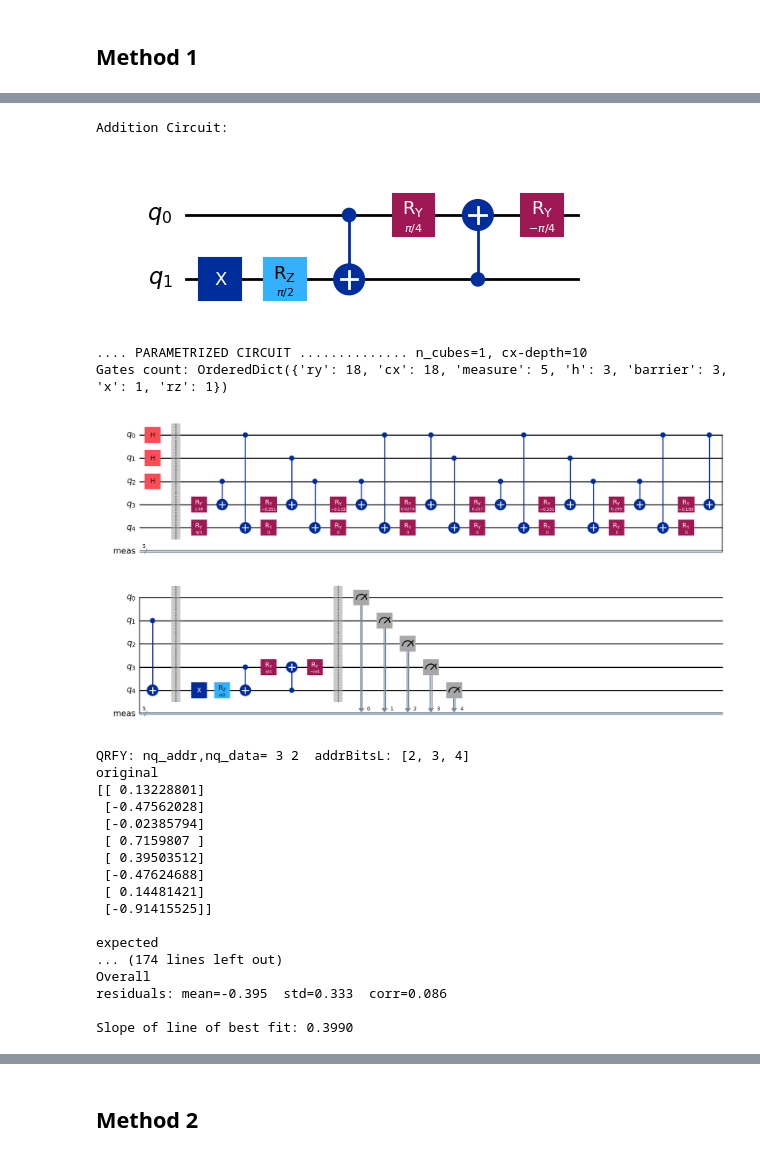
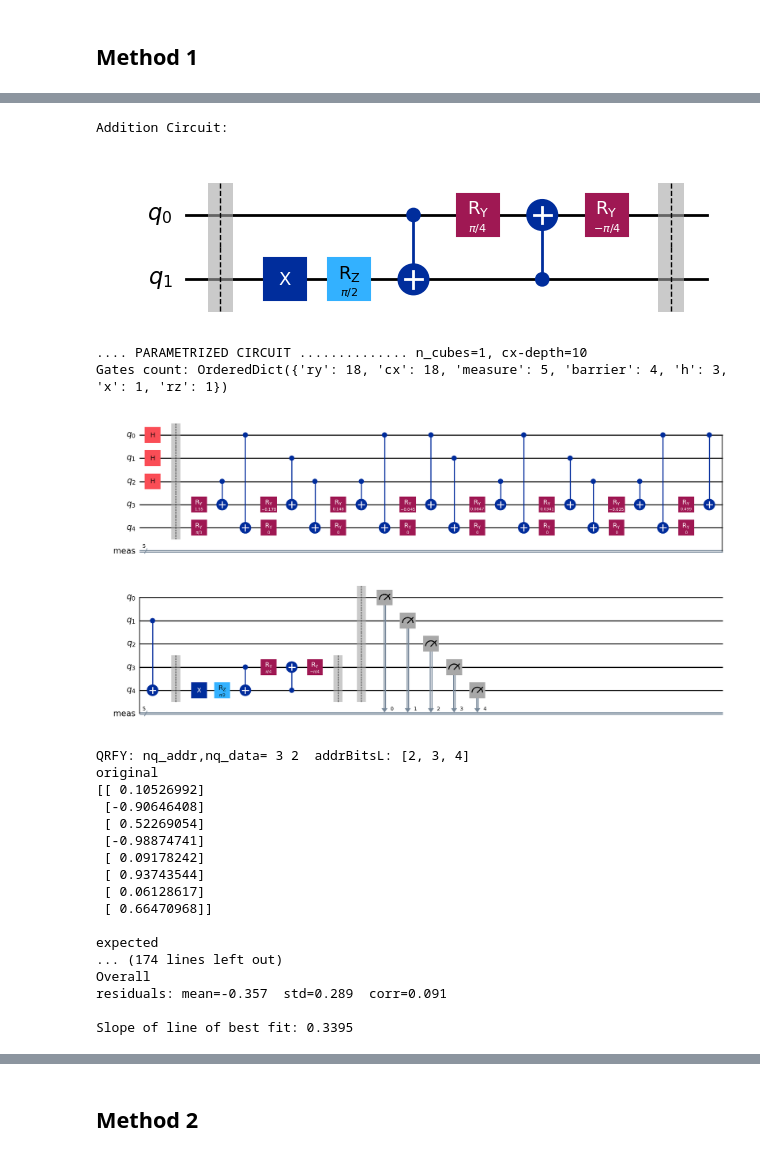
Before and after one commit to Burned357Waffles/Marching-Qubes-Thesis, a Jupyter notebook: ehands_qcrank_vertex_classification.ipynb, the cells around one changed output, grey strips where cells are left out. Drawn from its saved outputs; the diff is of its cells as text; code cells hidden in the pictures.

```diff
--- a/ehands_qcrank_vertex_classification.ipynb
+++ b/ehands_qcrank_vertex_classification.ipynb
@@ -144,7 +144,7 @@ def plot_residuals(actual, theory, title, x_label, y_label, legend):
 
     plt.show()
 # %%
-def ehands_addition(qc, q_a, q_b, weight, negation=False, verbose=False):
+def ehands_addition(qc, q_a, q_b, weight, negation=False, verbose=False, barrier=False):
     """
     Perform an EHands addition of two qubits with a given weight and optional negation.
 
@@ -160,6 +160,9 @@ def ehands_addition(qc, q_a, q_b, weight, negation=False, verbose=False):
 
     qc_add = QuantumCircuit(2)
 
+    if barrier:
+        qc_add.barrier()
+
     if negation:
         qc_add.x(1)
 
@@ -169,6 +172,9 @@ def ehands_addition(qc, q_a, q_b, weight, negation=False, verbose=False):
     qc_add.cx(1, 0)
     qc_add.ry(-alpha/2, 0)
 
+    if barrier:
+        qc_add.barrier()
+
     if verbose:
         print("Addition Circuit:")
         display(qc_add.draw('mpl'))
@@ -488,10 +494,7 @@ def encode_with_qcrank_2(data_args, useCZ=False, measure=False, barrier=True):
 
     qc = qcrankObj.circuit
 
-    #combined_arrays = np.stack([data_args['data_inp'], data_args['iso_inp']], axis=1)
-    combined_arrays = np.zeros((data_args['n_data'], 2, data_args['n_cubes']))
-    combined_arrays[:,0,:] = data_args['data_inp']
-    combined_arrays[:,1,:] = data_args['iso_inp']
+    combined_arrays = np.stack([data_args['data_inp'], data_args['iso_inp']], axis=1)
 
     qcrankObj.bind_data(combined_arrays)
     qcEL = qcrankObj.instantiate_circuits()
@@ -510,7 +678,7 @@ isovalue = 0.5
 n_cubes = 1
 verbose = True
 
-seed = 8
+weight = 0.5
 
 for i in range(20):
     # verbose for first iteration to draw circuit
@@ -527,10 +695,7 @@ for i in range(20):
     q_a = data_args['data_qL'][0]
     q_b = data_args['data_qL'][1]
 
-    for qc in qcEL:
-        qc.barrier()
-
-    qc_combined_list = [ehands_addition(qc, q_a, q_b, weight=0.5, negation=True, verbose=verbose)
+    qc_combined_list = [ehands_addition(qc, q_a, q_b, weight=weight, negation=True, verbose=verbose, barrier=True)
     for qc in qcEL]
 
     qc_combined = qc_combined_list[0]
@@ -561,11 +726,8 @@ for i in range(20):
     data_rec_single = data_rec[:, 0, :].reshape(data_rec.shape[0], 1)
     data_recErr_single = data_recErr[:, 0, :].reshape(data_recErr.shape[0], 1)
 
-    #expected = data_args['data_inp'] - 0.5 * data_args['iso_inp']
-
     #w*x0 - (1-w)*x1
-    w = 0.5
-    expected = w * data_args['data_inp'] - w*data_args['iso_inp']
+    expected = weight * (data_args['data_inp'] - data_args['iso_inp'])
 
     if verbose:
         print("original")
@@ -578,51 +740,51 @@ for i in range(20):
         print(data_rec[:,1,:])   # data qubit 1
 
     shpad = n_shots / 2**data_args['nq_addr']
     print(f'Shots per address: {shpad:.1f}, relative error ~ {1/np.sqrt(shpad):.3f}')
 
     # Analyze residuals
 
     analyze_qcrank_residuals(expected, data_rec_single)
 
     all_data_list.append(expected)
     all_rec_list.append(data_rec_single)
 
     if verbose:
         for i in range(data_args['n_cubes']):
             print(f'\nCube {i} original data:\n', expected[..., i].T)
             print(f'Reconstructed data:\n', data_rec_single[..., i].T)
             print(f'Difference:\n', (expected[..., i] - data_rec_single[..., i]).T)
             if i > 2:
                 break
 
 
 title = 'Original vs Reconstructed Data'
 x_label = 'Original Data'
 y_label = 'Reconstructed Data'
 legend = 'Data Points'
 plot_residuals(np.concatenate(all_data_list).flatten(),
                np.concatenate(all_rec_list).flatten(),
                title, x_label, y_label, legend)
 # %% [output]
 Addition Circuit:
-[figure, old version]
+[figure, new version]
 .... PARAMETRIZED CIRCUIT .............. n_cubes=1, cx-depth=10
-Gates count: OrderedDict({'ry': 18, 'cx': 18, 'measure': 5, 'h': 3, 'barrier': 3, 'x': 1, 'rz': 1})
+Gates count: OrderedDict({'ry': 18, 'cx': 18, 'measure': 5, 'barrier': 4, 'h': 3, 'x': 1, 'rz': 1})
-[figure, old version]
+[figure, new version]
 QRFY: nq_addr,nq_data= 3 2  addrBitsL: [2, 3, 4]
 original
-[[ 0.13228801]
- [-0.47562028]
- [-0.02385794]
- [ 0.7159807 ]
- [ 0.39503512]
- [-0.47624688]
- [ 0.14481421]
- [-0.91415525]]
+[[ 0.10526992]
+ [-0.90646408]
+ [ 0.52269054]
+ [-0.98874741]
+ [ 0.09178242]
+ [ 0.93743544]
+ [ 0.06128617]
+ [ 0.66470968]]
 
 expected
 ... (174 lines left out)
 Overall
-residuals: mean=-0.395  std=0.333  corr=0.086
+residuals: mean=-0.357  std=0.289  corr=0.091
 
-Slope of line of best fit: 0.3990
+Slope of line of best fit: 0.3395
```
Also changed, not shown: parts of 3 cells of this notebook.
